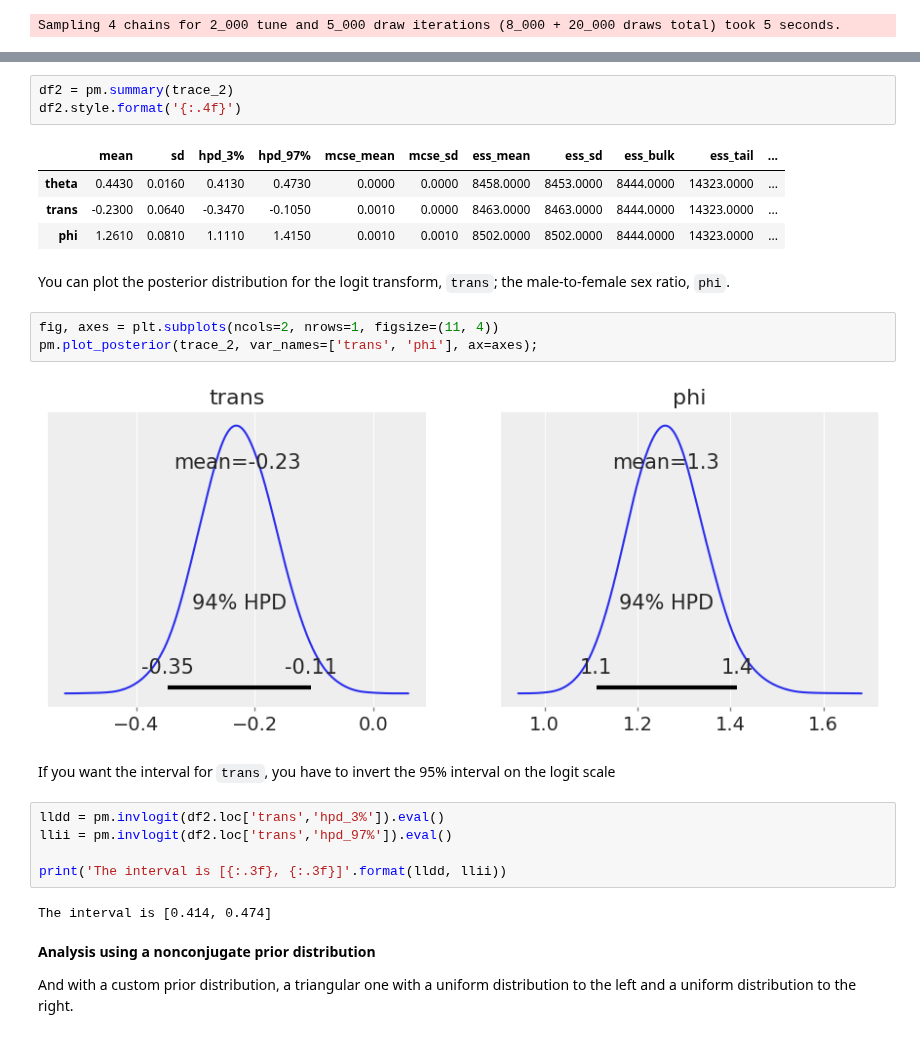
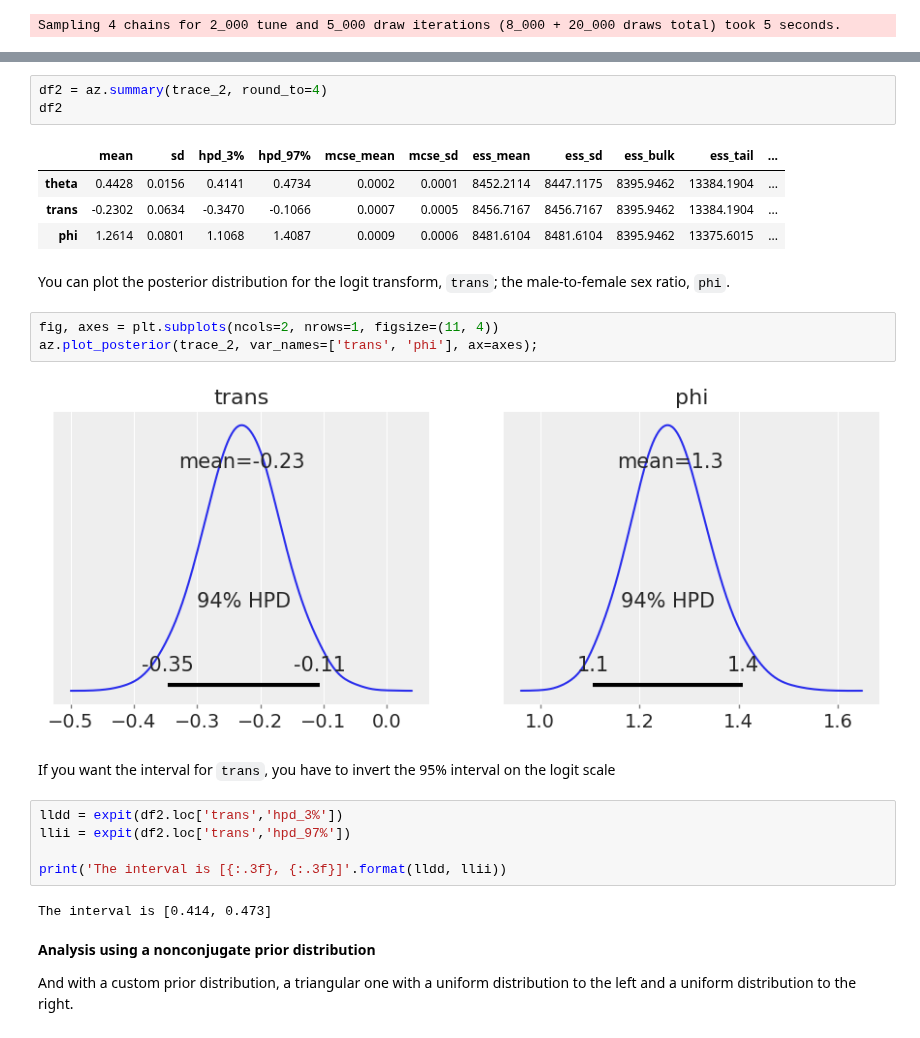
Before and after one commit to pymc-devs/pymc-resources, a Jupyter notebook: BDA3/chap_02.ipynb, the cells around one changed output, grey strips where cells are left out. Drawn from its saved outputs; the diff is of its cells as text.

```diff
--- a/BDA3/chap_02.ipynb
+++ b/BDA3/chap_02.ipynb
@@ -107,27 +117,27 @@ pm.traceplot(trace_2);
 # %%
-df2 = pm.summary(trace_2)
-df2.style.format('{:.4f}')
+df2 = az.summary(trace_2, round_to=4)
+df2
 # %% [output]
 |  | mean | sd | hpd_3% | hpd_97% | mcse_mean | mcse_sd | ess_mean | ess_sd | ess_bulk | ess_tail | ... |
-| theta | 0.4430 | 0.0160 | 0.4130 | 0.4730 | 0.0000 | 0.0000 | 8458.0000 | 8453.0000 | 8444.0000 | 14323.0000 | ... |
-| trans | -0.2300 | 0.0640 | -0.3470 | -0.1050 | 0.0010 | 0.0000 | 8463.0000 | 8463.0000 | 8444.0000 | 14323.0000 | ... |
-| phi | 1.2610 | 0.0810 | 1.1110 | 1.4150 | 0.0010 | 0.0010 | 8502.0000 | 8502.0000 | 8444.0000 | 14323.0000 | ... |
+| theta | 0.4428 | 0.0156 | 0.4141 | 0.4734 | 0.0002 | 0.0001 | 8452.2114 | 8447.1175 | 8395.9462 | 13384.1904 | ... |
+| trans | -0.2302 | 0.0634 | -0.3470 | -0.1066 | 0.0007 | 0.0005 | 8456.7167 | 8456.7167 | 8395.9462 | 13384.1904 | ... |
+| phi | 1.2614 | 0.0801 | 1.1068 | 1.4087 | 0.0009 | 0.0006 | 8481.6104 | 8481.6104 | 8395.9462 | 13375.6015 | ... |
 # %% [markdown]
 You can plot the posterior distribution for the logit transform, `trans`; the male-to-female sex ratio, `phi`.
 # %%
 fig, axes = plt.subplots(ncols=2, nrows=1, figsize=(11, 4))
-pm.plot_posterior(trace_2, var_names=['trans', 'phi'], ax=axes);
+az.plot_posterior(trace_2, var_names=['trans', 'phi'], ax=axes);
 # %% [output]
-[figure, old version]
+[figure, new version]
 # %% [markdown]
 If you want the interval for `trans`, you have to invert the 95% interval on the logit scale
 # %%
-lldd = pm.invlogit(df2.loc['trans','hpd_3%']).eval()
-llii = pm.invlogit(df2.loc['trans','hpd_97%']).eval()
+lldd = expit(df2.loc['trans','hpd_3%'])
+llii = expit(df2.loc['trans','hpd_97%'])
 
 print('The interval is [{:.3f}, {:.3f}]'.format(lldd, llii))
 # %% [output]
-The interval is [0.414, 0.474]
+The interval is [0.414, 0.473]
 # %% [markdown]
 **Analysis using a nonconjugate prior distribution**
 
```
Also changed, not shown: parts of 31 cells of this notebook.
